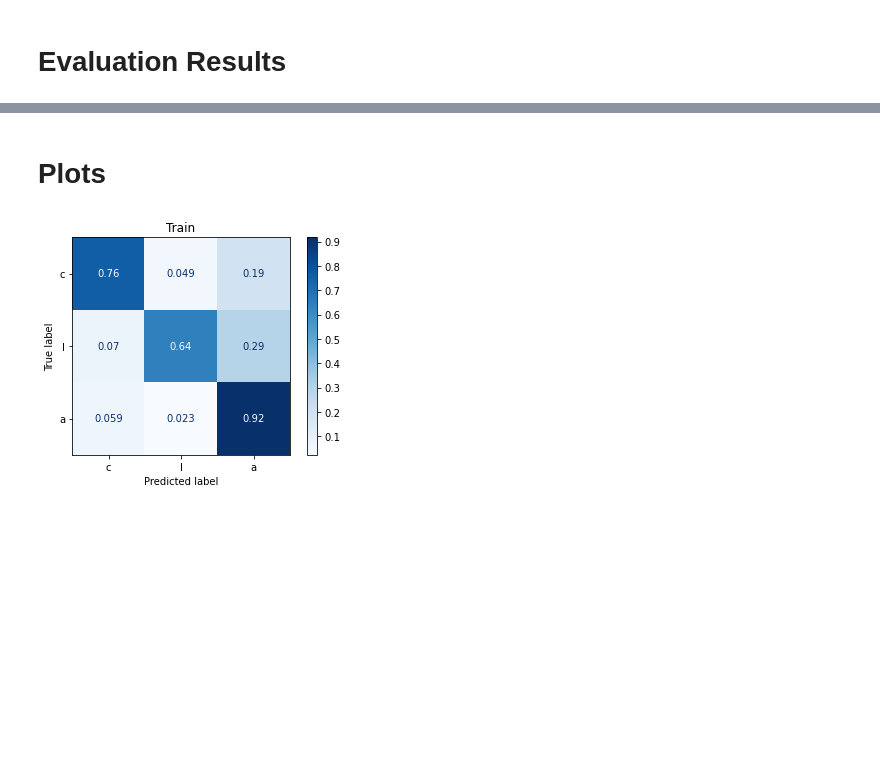
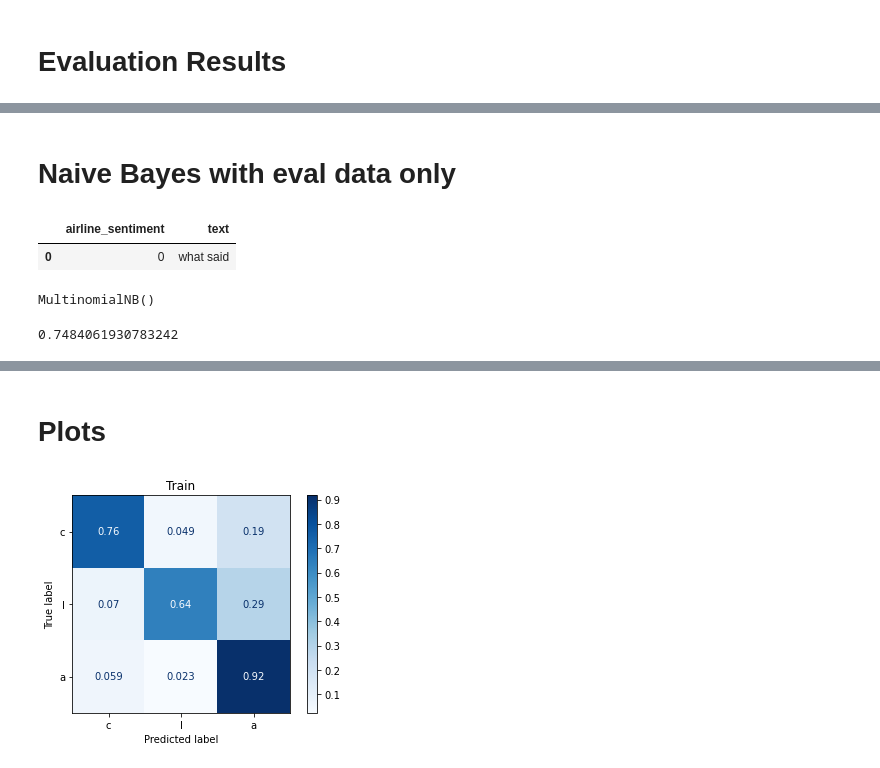
Before and after one commit to Mjodas/tweet-sentiment, a Jupyter notebook: baseline-NB.ipynb, the cells around one changed output, grey strips where cells are left out. Cells and saved outputs as stored; diff of their text form; code cells hidden in the pictures; blank space fills up the shorter version.

Commit message:
eval model aswell

```diff
--- a/baseline-NB.ipynb
+++ b/baseline-NB.ipynb
@@ -107,0 +108,7 @@ display(fscore)
+# %% [markdown]
+# Naive Bayes with eval data only
+# %%
+df2.head(1)
+# %% [output]
+|  | airline_sentiment | text |
+| 0 | 0 | what said |
@@ -107,0 +123,5 @@ display(fscore)
+# %%
+air_model = MultinomialNB()
+air_model.fit(air_X_train, air_y_train)
+# %% [output]
+MultinomialNB()
@@ -107,0 +132,4 @@ display(fscore)
+# %%
+display(air_accuracy)
+# %% [output]
+0.7484061930783242
```
Also changed, not shown: parts of 8 cells of this notebook.
